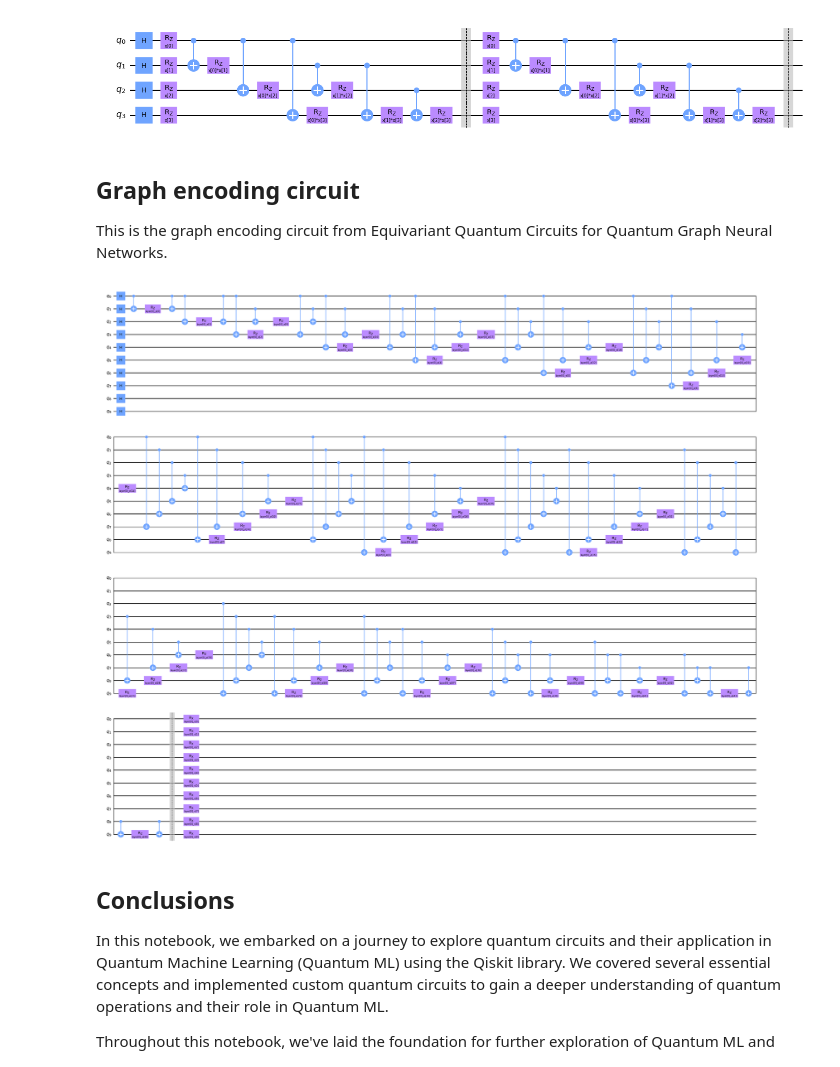
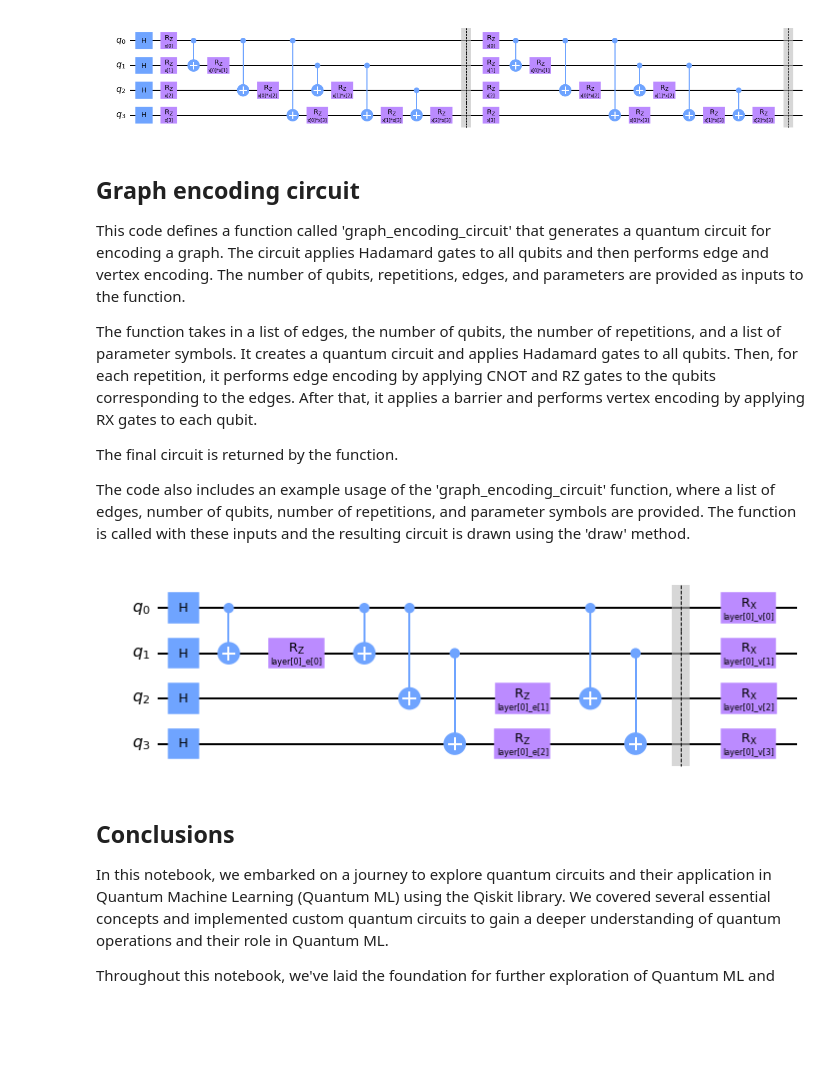
Before and after one commit to adriend1102/QML, a Jupyter notebook: notebooks/quantum_circuit.ipynb, the cells around one changed output. Drawn from its saved outputs; the diff is of its cells as text; code cells hidden in the pictures; blank space fills up the shorter version.

Commit message:
Updating quantum circuits
Updating graph encoding example and explanation.

```diff
--- a/notebooks/quantum_circuit.ipynb
+++ b/notebooks/quantum_circuit.ipynb
@@ -126,10 +126,16 @@ circuit = custom_q_circuit(num_qubits, reps, param_vector)
 circuit.draw("mpl", fold=27)
 # %% [output]
 [figure]
-# %% [markdown]
-## Graph encoding circuit
-
-This is the graph encoding circuit from Equivariant Quantum Circuits for Quantum Graph Neural Networks.
+# %% [markdown]
+## Graph encoding circuit
+
+This code defines a function called 'graph_encoding_circuit' that generates a quantum circuit for encoding a graph. The circuit applies Hadamard gates to all qubits and then performs edge and vertex encoding. The number of qubits, repetitions, edges, and parameters are provided as inputs to the function.
+
+The function takes in a list of edges, the number of qubits, the number of repetitions, and a list of parameter symbols. It creates a quantum circuit and applies Hadamard gates to all qubits. Then, for each repetition, it performs edge encoding by applying CNOT and RZ gates to the qubits corresponding to the edges. After that, it applies a barrier and performs vertex encoding by applying RX gates to each qubit.
+
+The final circuit is returned by the function.
+
+The code also includes an example usage of the 'graph_encoding_circuit' function, where a list of edges, number of qubits, number of repetitions, and parameter symbols are provided. The function is called with these inputs and the resulting circuit is drawn using the 'draw' method.
 # %%
 from qiskit import QuantumCircuit
 from qiskit.circuit import Parameter
@@ -146,36 +152,36 @@ def graph_encoding_circuit(edges, num_qubits, reps, params):
 
         # Edge encoding
         for edge_i, edge in enumerate(edges):
             circuit.cnot(edge[0], edge[1])
 
             circuit.rz(edge_w[edge_i], edge[1])
 
             circuit.cnot(edge[0], edge[1])
 
         # This barrier is just to improve visualization, it can be removed
         circuit.barrier()
 
         # Vertex encoding
         for q in range(num_qubits):
             circuit.rx(params[rep][q], q)
 
     return circuit
 
-n_qubits = 10
+n_qubits = 4
 reps = 1
-edges = [(0, 1), (0, 2), (0, 3), (0, 4), (0, 5), (0, 6), (0, 7), (0, 8), (0, 9), (1, 2), (1, 3), (1, 4), (1, 5), (1, 6), (1, 7), (1, 8), (1, 9), (2, 3), (2, 4), (2, 5), (2, 6), (2, 7), (2, 8), (2, 9), (3, 4), (3, 5), (3, 6), (3, 7), (3, 8), (3, 9), (4, 5), (4, 6), (4, 7), (4, 8), (4, 9), (5, 6), (5, 7), (5, 8), (5, 9), (6, 7), (6, 8), (6, 9), (7, 8), (7, 9), (8, 9)] # Hardcoded edges for testing.
+edges = [(0, 1), (0, 2), (1, 3)] # Hardcoded edges for testing.
 n_edges = len(edges)
 
 data_symbols = []
 for layer in range(reps):
     data = [Parameter(f'layer[{layer}]_v[{qubit}]') for qubit in range(n_qubits)]
     data += [[Parameter(f'layer[{layer}]_e[{ew}]') for ew in range(n_edges)]]
     data_symbols.append(data)
 
 my_circuit = graph_encoding_circuit(edges, n_qubits, reps, data_symbols)
 my_circuit.draw("mpl", fold=50)
 # %% [output]
-[figure, old version]
+[figure, new version]
 # %% [markdown]
 ## Conclusions
 
```
Also changed, not shown: parts of 1 cell of this notebook.
